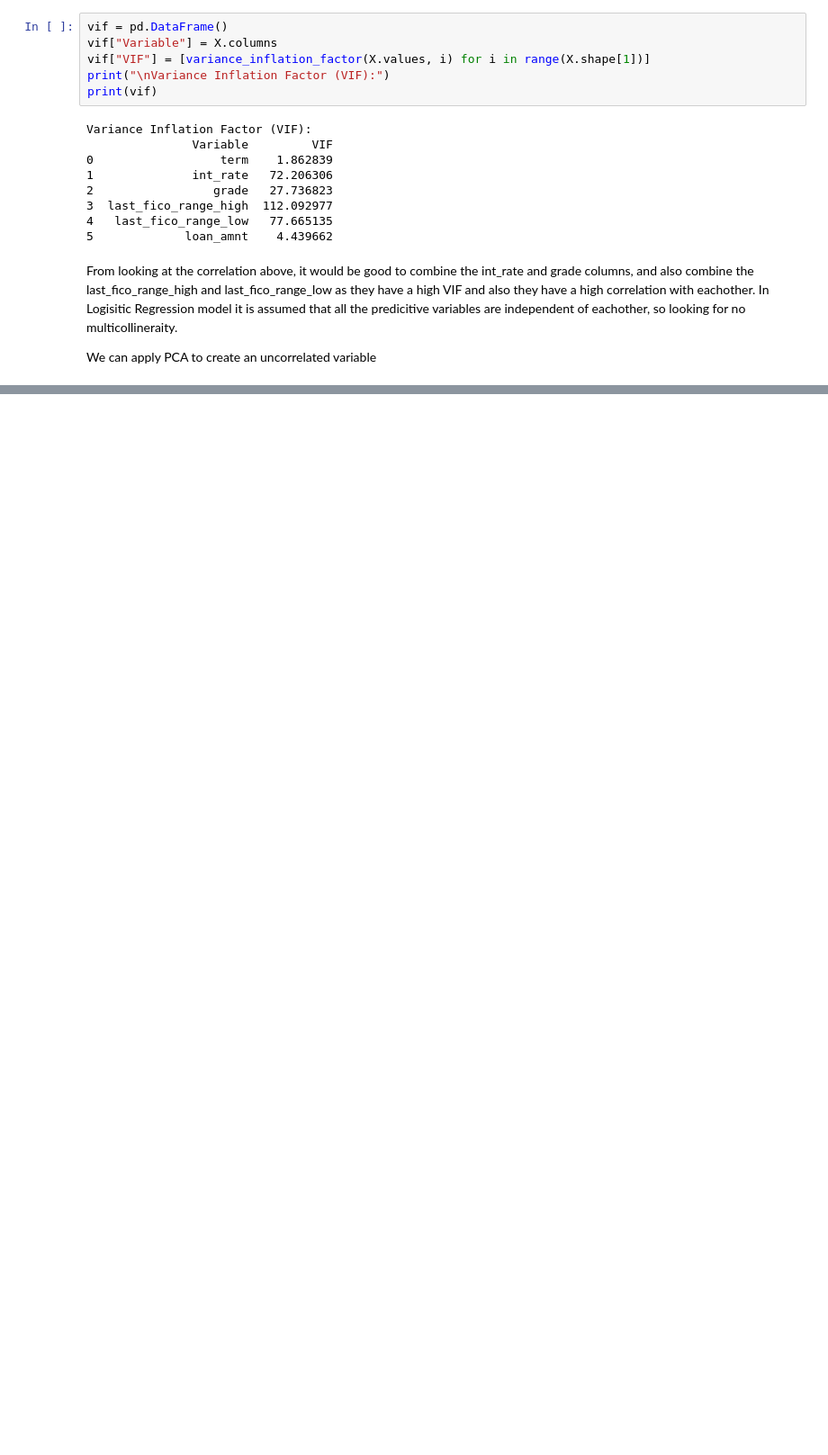
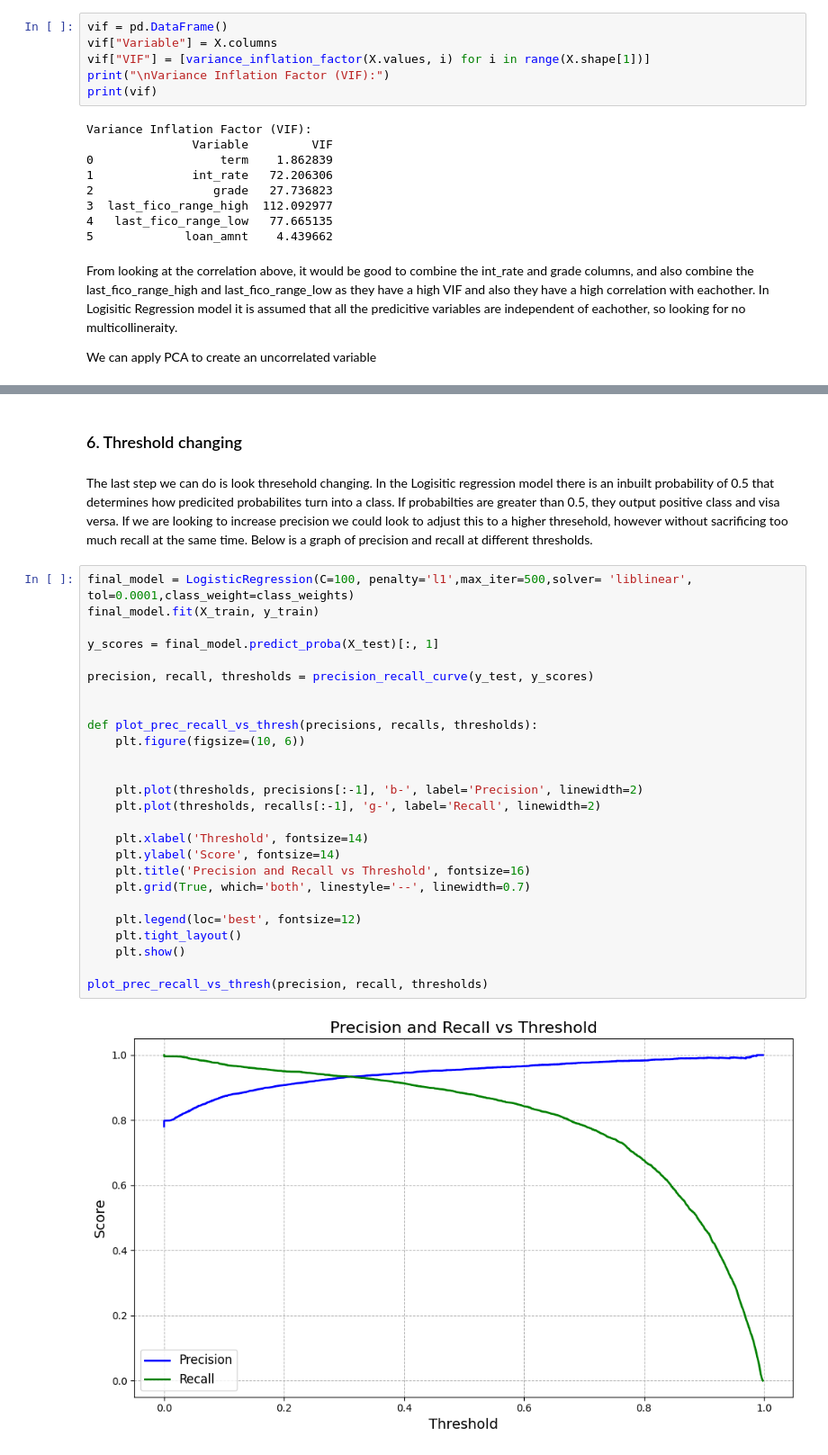
Before and after one commit to christianndjanda/-DST_Assessment_1_Group_4, a Jupyter notebook: ImranV/logitistic_reg_model.ipynb, the cells around one changed output, grey strips where cells are left out. Shown at 90% size. Drawn from its saved outputs; the diff is of its cells as text; blank space fills up the shorter version.

```diff
--- a/ImranV/logitistic_reg_model.ipynb
+++ b/ImranV/logitistic_reg_model.ipynb
@@ -954,3 +968,35 @@ weighted avg       0.89      0.88      0.88      5224
 1       term  1.860605
 2       PCA1  1.105060
 3       PCA2  1.315480
+# %% [markdown]
+### 6. Threshold changing
+# %% [markdown]
+The last step we can do is look thresehold changing. In the Logisitic regression model there is an inbuilt probability of 0.5 that determines how predicited probabilites turn into a class. If probabilties are greater than 0.5, they output positive class and visa versa. If we are looking to increase precision we could look to adjust this to a higher thresehold, however without sacrificing too much recall at the same time. Below is a graph of precision and recall at different thresholds.
+# %%
+final_model = LogisticRegression(C=100, penalty='l1',max_iter=500,solver= 'liblinear', tol=0.0001,class_weight=class_weights)
+final_model.fit(X_train, y_train)
+
+y_scores = final_model.predict_proba(X_test)[:, 1]
+
+precision, recall, thresholds = precision_recall_curve(y_test, y_scores)
+
+
+def plot_prec_recall_vs_thresh(precisions, recalls, thresholds):
+    plt.figure(figsize=(10, 6))
+
+
+    plt.plot(thresholds, precisions[:-1], 'b-', label='Precision', linewidth=2)
+    plt.plot(thresholds, recalls[:-1], 'g-', label='Recall', linewidth=2)
+
+    plt.xlabel('Threshold', fontsize=14)
+    plt.ylabel('Score', fontsize=14)
+    plt.title('Precision and Recall vs Threshold', fontsize=16)
+    plt.grid(True, which='both', linestyle='--', linewidth=0.7)
+
+    plt.legend(loc='best', fontsize=12)
+    plt.tight_layout()
+    plt.show()
+
+plot_prec_recall_vs_thresh(precision, recall, thresholds)
+# %% [output]
+[figure, added]
```
Also changed, not shown: parts of 21 cells of this notebook.
